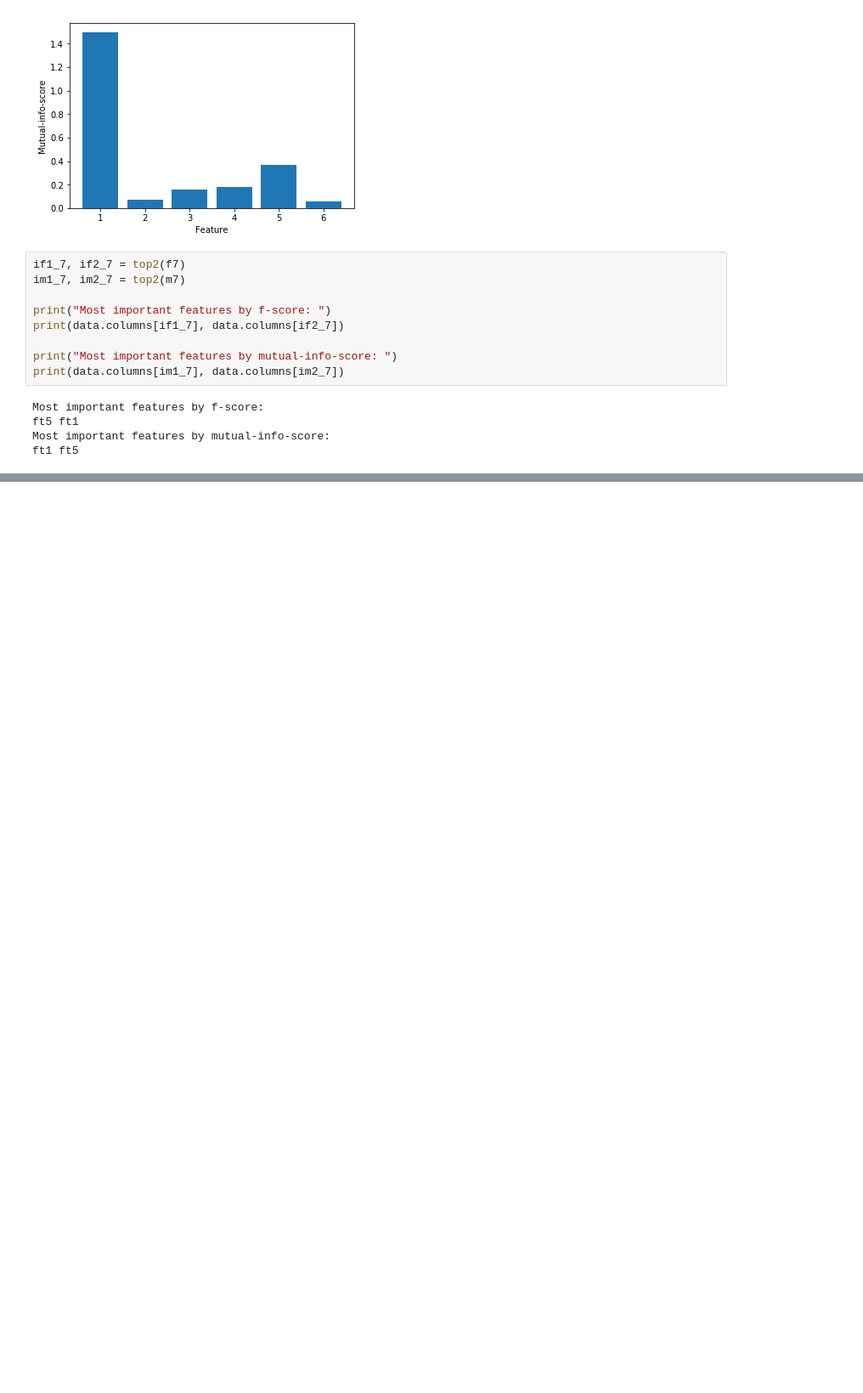
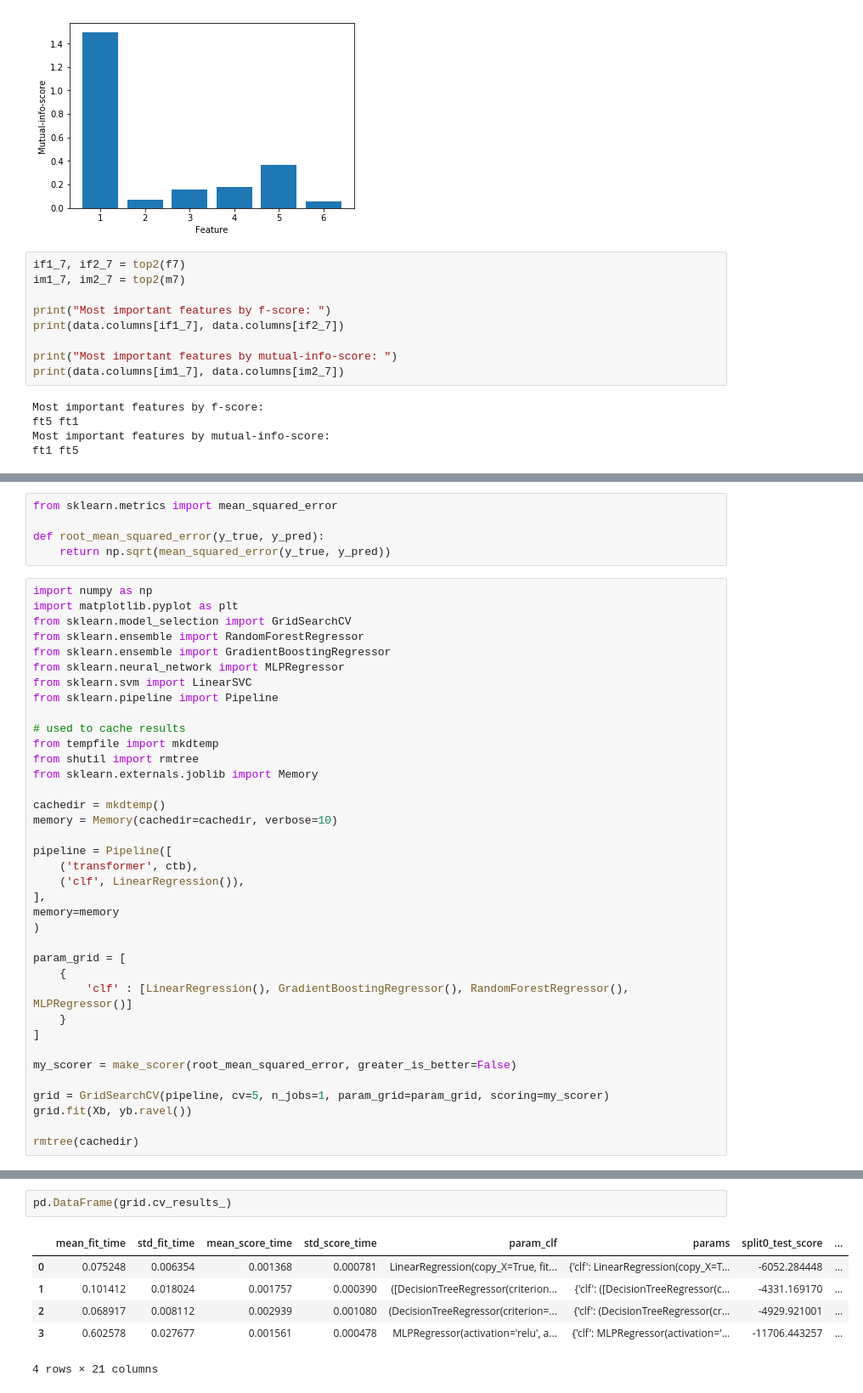
Before and after one commit to kehkashan22/ee219-project4, a Jupyter notebook: Dataset Tres.ipynb, the cells around one changed output, grey strips where cells are left out. Shown: that part at 85% size. Cells and saved outputs as stored; diff of their text form; blank space fills up the shorter version.

```diff
--- a/Dataset Tres.ipynb
+++ b/Dataset Tres.ipynb
@@ -416,0 +448,42 @@ scatter_plot(X7[:,0], logy(y7), X7[:,4], 'ft1', 'log(charges)', "Feature 1 vs ch
+# %%
+from sklearn.metrics import mean_squared_error
+
+def root_mean_squared_error(y_true, y_pred):
+    return np.sqrt(mean_squared_error(y_true, y_pred))
+# %%
+import numpy as np
+import matplotlib.pyplot as plt
+from sklearn.model_selection import GridSearchCV
+from sklearn.ensemble import RandomForestRegressor
+from sklearn.ensemble import GradientBoostingRegressor
+from sklearn.neural_network import MLPRegressor
+from sklearn.svm import LinearSVC
+from sklearn.pipeline import Pipeline
+
+# used to cache results
+from tempfile import mkdtemp
+from shutil import rmtree
+from sklearn.externals.joblib import Memory
+
+cachedir = mkdtemp()
+memory = Memory(cachedir=cachedir, verbose=10)
+
+pipeline = Pipeline([
+    ('transformer', ctb),
+    ('clf', LinearRegression()),
+],
+memory=memory
+)
+
+param_grid = [
+    {
+        'clf' : [LinearRegression(), GradientBoostingRegressor(), RandomForestRegressor(), MLPRegressor()]
+    }
+]
+
+my_scorer = make_scorer(root_mean_squared_error, greater_is_better=False)
+
+grid = GridSearchCV(pipeline, cv=5, n_jobs=1, param_grid=param_grid, scoring=my_scorer)
+grid.fit(Xb, yb.ravel())
+
+rmtree(cachedir)
@@ -416,0 +536,9 @@ scatter_plot(X7[:,0], logy(y7), X7[:,4], 'ft1', 'log(charges)', "Feature 1 vs ch
+# %%
+pd.DataFrame(grid.cv_results_)
+# %% [output]
+|  | mean_fit_time | std_fit_time | mean_score_time | std_score_time | param_clf | params | split0_test_score | ... |
+| 0 | 0.075248 | 0.006354 | 0.001368 | 0.000781 | LinearRegression(copy_X=True, fit... | {'clf': LinearRegression(copy_X=T... | -6052.284448 | ... |
+| 1 | 0.101412 | 0.018024 | 0.001757 | 0.000390 | ([DecisionTreeRegressor(criterion... | {'clf': ([DecisionTreeRegressor(c... | -4331.169170 | ... |
+| 2 | 0.068917 | 0.008112 | 0.002939 | 0.001080 | (DecisionTreeRegressor(criterion=... | {'clf': (DecisionTreeRegressor(cr... | -4929.921001 | ... |
+| 3 | 0.602578 | 0.027677 | 0.001561 | 0.000478 | MLPRegressor(activation='relu', a... | {'clf': MLPRegressor(activation='... | -11706.443257 | ... |
+4 rows × 21 columns
```
Also changed, not shown: parts of 18 cells of this notebook.
